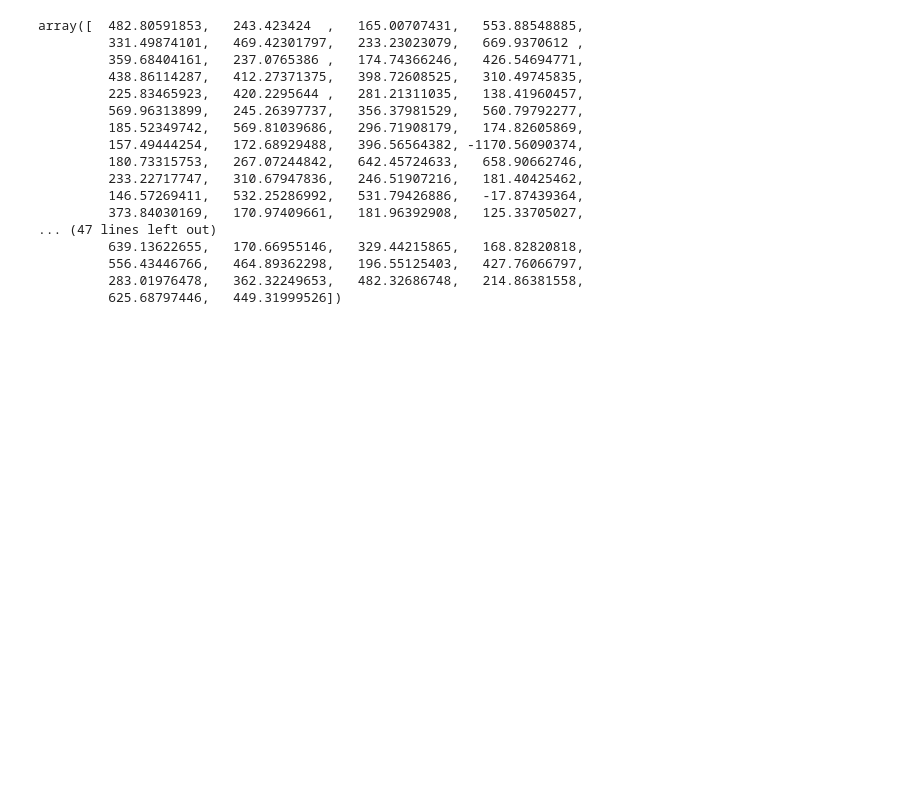
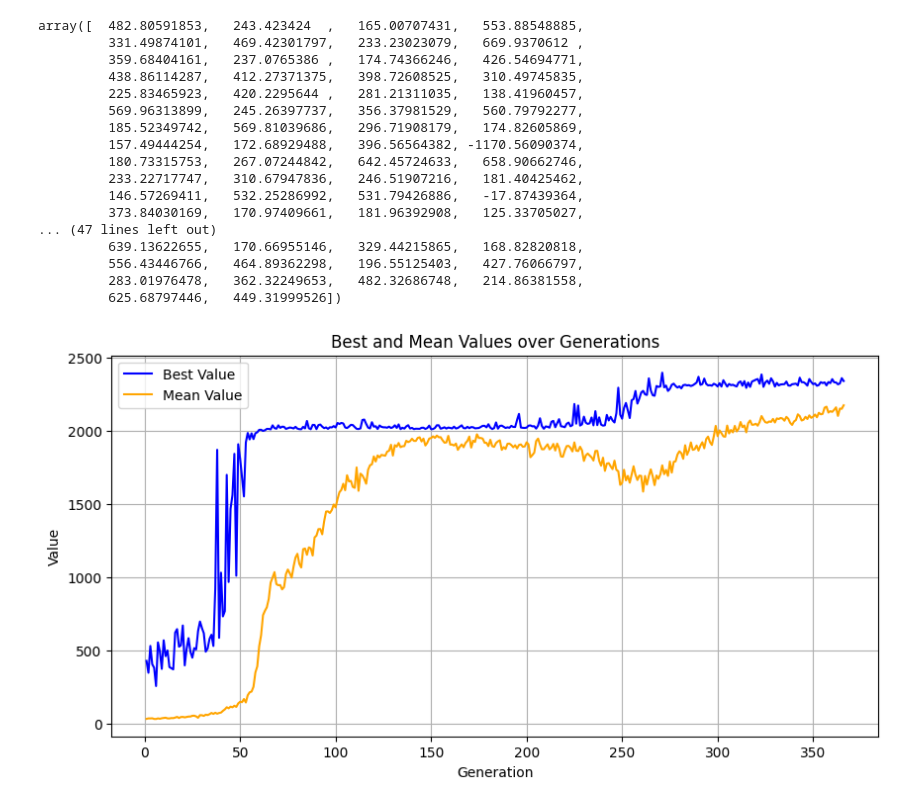
Before and after one commit to ifinckh/micro-515-EvoRob, a Jupyter notebook: test.ipynb, the cells around one changed output. Drawn from its saved outputs; the diff is of its cells as text; code cells hidden in the pictures; blank space fills up the shorter version.

```diff
--- a/test.ipynb
+++ b/test.ipynb
@@ -50,0 +418,32 @@ np.save( "results/20260305_174433_neural_controller_ckpts/49/x_best",x[ind])
+# %%
+import matplotlib.pyplot as plt
+
+# parse the data mean and max
+generations = []
+best_values = []
+mean_values = []
+for line in text.splitlines():
+    parts = line.split(":")
+    generation_info = parts[0].strip()
+    metrics_info = parts[1].strip()
+
+    generation_number = int(generation_info.split("/")[0].split()[1])
+    best_value = float(metrics_info.split(",")[0].split("=")[1])
+    mean_value = float(metrics_info.split(",")[1].split("=")[1])
+
+    generations.append(generation_number)
+    best_values.append(best_value)
+    mean_values.append(mean_value)
+
+# plot the data
+plt.figure(figsize=(10, 5))
+plt.plot(generations, best_values, label='Best Value', color='blue')
+plt.plot(generations, mean_values, label='Mean Value', color='orange')
+plt.xlabel('Generation')
+plt.ylabel('Value')
+plt.title('Best and Mean Values over Generations')
+plt.legend()
+plt.grid()
+plt.show()
+# %% [output]
+[figure, added]
```
Also changed, not shown: parts of 1 cell of this notebook, 2 other files.
